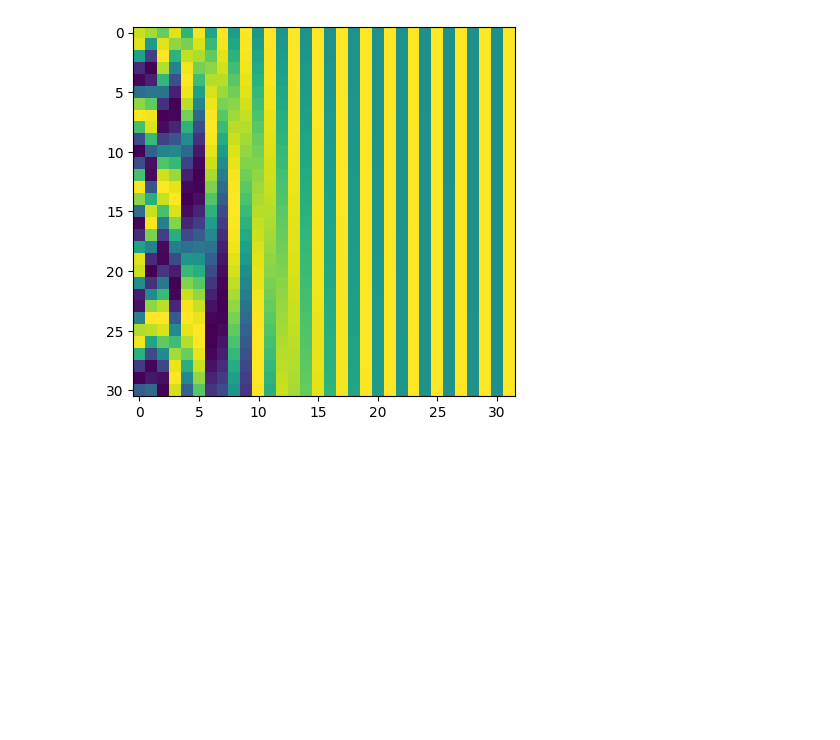
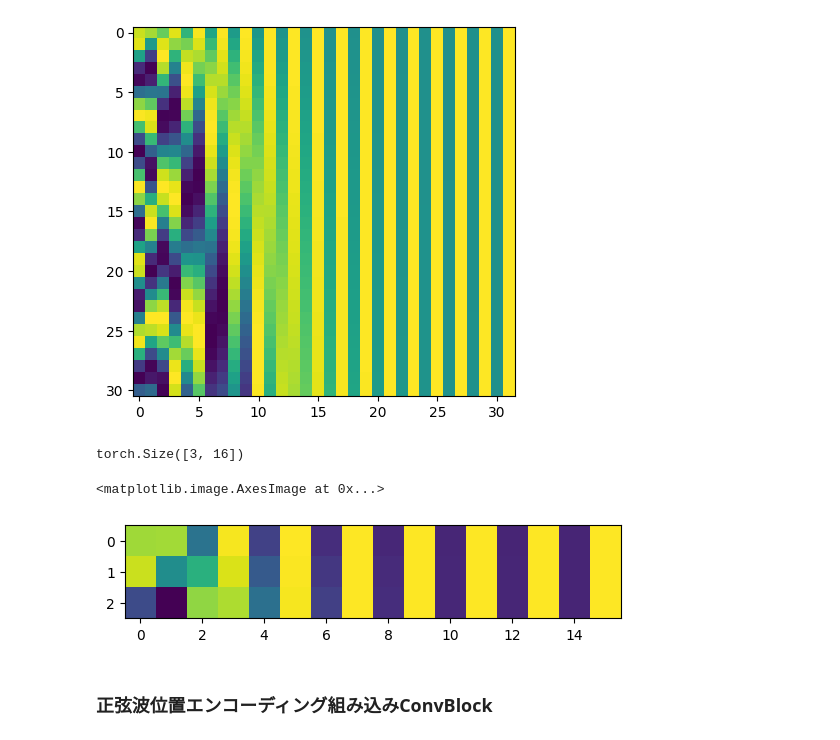
Before and after one commit to inoueshinichi/Book_ZeroDeepLearning5, a Jupyter notebook: diffusion.ipynb, the cells around one changed output. Drawn from its saved outputs; the diff is of its cells as text; code cells hidden in the pictures; blank space fills up the shorter version.

```diff
--- a/diffusion.ipynb
+++ b/diffusion.ipynb
@@ -138,3 +138,13 @@ plt.imshow(spe.numpy())
 # %% [output]
 <matplotlib.image.AxesImage at 0x...>
 [figure]
+# %%
+v = pos_encoding(torch.tensor([1,2,3]), 16)
+print(v.shape)
+plt.imshow(v.numpy())
+# %% [output]
+torch.Size([3, 16])
+<matplotlib.image.AxesImage at 0x...>
+[figure, added]
+# %% [markdown]
+### 正弦波位置エンコーディング組み込みConvBlock
```
Also changed, not shown: parts of 24 cells of this notebook, 1 other file.
